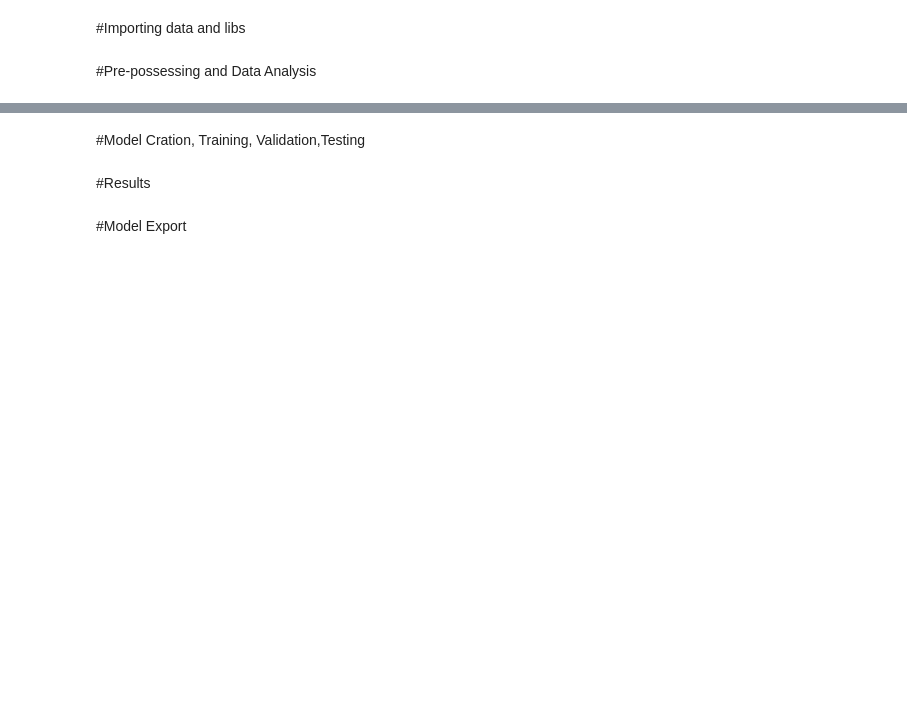
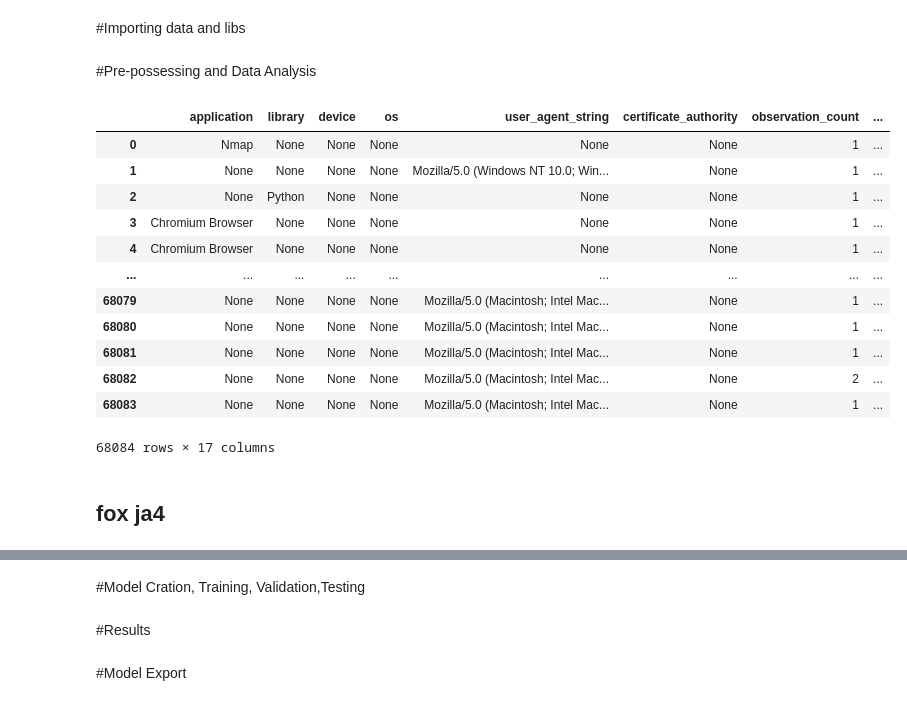
Before and after one commit to SoupBoi1/TLS-Fingerprinting-Malicious-Detection, a Jupyter notebook: TLSMaliciousDetection.ipynb, the cells around one changed output, grey strips where cells are left out. Saved outputs shown, nothing was run; the diff lists cells and outputs as text; code cells hidden in the pictures; blank space fills up the shorter version.

```diff
--- a/TLSMaliciousDetection.ipynb
+++ b/TLSMaliciousDetection.ipynb
@@ -49,2 +76,26 @@ from sklearn.metrics import confusion_matrix # imported:  it outputes fp,fn,tp,t
 # %% [markdown]
 #Pre-possessing and Data Analysis
+# %%
+url = 'https://ja4db.com/api/read/'
+
+response = requests.get(url)
+data = response.json()
+df_web = pd.DataFrame(data)
+# %%
+display(df_web)
+# %% [output]
+|  | application | library | device | os | user_agent_string | certificate_authority | observation_count | ... |
+| 0 | Nmap | None | None | None | None | None | 1 | ... |
+| 1 | None | None | None | None | Mozilla/5.0 (Windows NT 10.0; Win... | None | 1 | ... |
+| 2 | None | Python | None | None | None | None | 1 | ... |
+| 3 | Chromium Browser | None | None | None | None | None | 1 | ... |
+| 4 | Chromium Browser | None | None | None | None | None | 1 | ... |
+| ... | ... | ... | ... | ... | ... | ... | ... | ... |
+| 68079 | None | None | None | None | Mozilla/5.0 (Macintosh; Intel Mac... | None | 1 | ... |
+| 68080 | None | None | None | None | Mozilla/5.0 (Macintosh; Intel Mac... | None | 1 | ... |
+| 68081 | None | None | None | None | Mozilla/5.0 (Macintosh; Intel Mac... | None | 1 | ... |
+| 68082 | None | None | None | None | Mozilla/5.0 (Macintosh; Intel Mac... | None | 2 | ... |
+| 68083 | None | None | None | None | Mozilla/5.0 (Macintosh; Intel Mac... | None | 1 | ... |
+68084 rows × 17 columns
+# %% [markdown]
+## fox ja4
```
Also changed, not shown: parts of 12 cells of this notebook.
